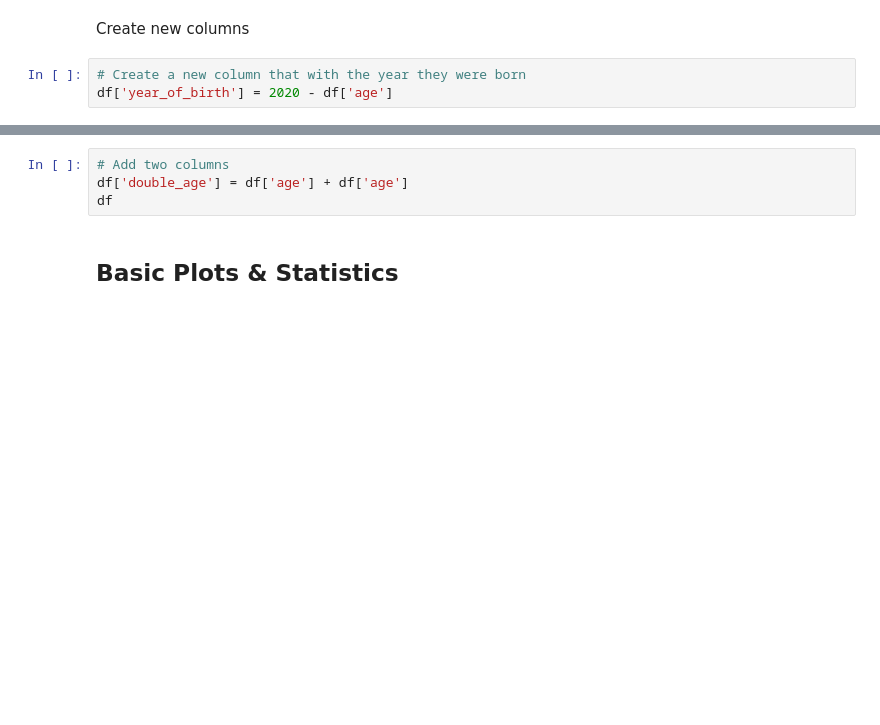
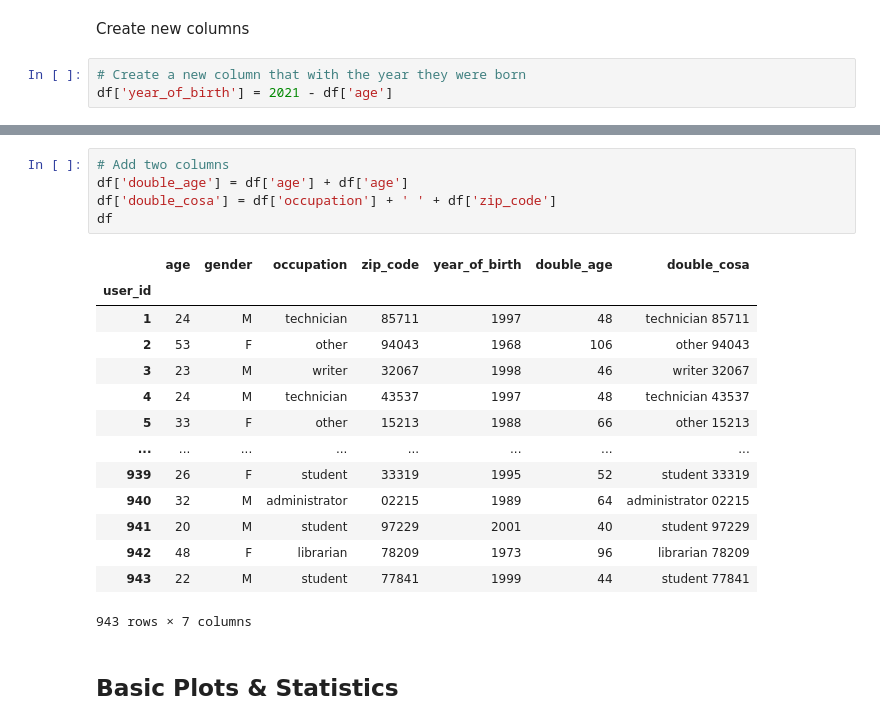
Before and after one commit to Ironhack-Data-Madrid-Febrero-2021/Classroom-Materials, a Jupyter notebook: module-1/17-pandas-1.ipynb, the cells around one changed output, grey strips where cells are left out. Cells and saved outputs as stored; diff of their text form; blank space fills up the shorter version.

```diff
--- a/module-1/17-pandas-1.ipynb
+++ b/module-1/17-pandas-1.ipynb
@@ -269,6 +616,6 @@ df.loc[:,['age','gender']].drop_duplicates()
 Create new columns
 # %%
 # Create a new column that with the year they were born
-df['year_of_birth'] = 2020 - df['age']
+df['year_of_birth'] = 2021 - df['age']
 # %%
 df
@@ -275,7 +637,23 @@ df
 # %%
 # Add two columns
 df['double_age'] = df['age'] + df['age']
+df['double_cosa'] = df['occupation'] + ' ' + df['zip_code']
 df
+# %% [output]
+|  | age | gender | occupation | zip_code | year_of_birth | double_age | double_cosa |
+| user_id |  |  |  |  |  |  |  |
+| 1 | 24 | M | technician | 85711 | 1997 | 48 | technician 85711 |
+| 2 | 53 | F | other | 94043 | 1968 | 106 | other 94043 |
+| 3 | 23 | M | writer | 32067 | 1998 | 46 | writer 32067 |
+| 4 | 24 | M | technician | 43537 | 1997 | 48 | technician 43537 |
+| 5 | 33 | F | other | 15213 | 1988 | 66 | other 15213 |
+| ... | ... | ... | ... | ... | ... | ... | ... |
+| 939 | 26 | F | student | 33319 | 1995 | 52 | student 33319 |
+| 940 | 32 | M | administrator | 02215 | 1989 | 64 | administrator 02215 |
+| 941 | 20 | M | student | 97229 | 2001 | 40 | student 97229 |
+| 942 | 48 | F | librarian | 78209 | 1973 | 96 | librarian 78209 |
+| 943 | 22 | M | student | 77841 | 1999 | 44 | student 77841 |
+943 rows × 7 columns
 # %% [markdown]
 ## Basic Plots & Statistics
 # %%
```
Also changed, not shown: parts of 46 cells of this notebook.
